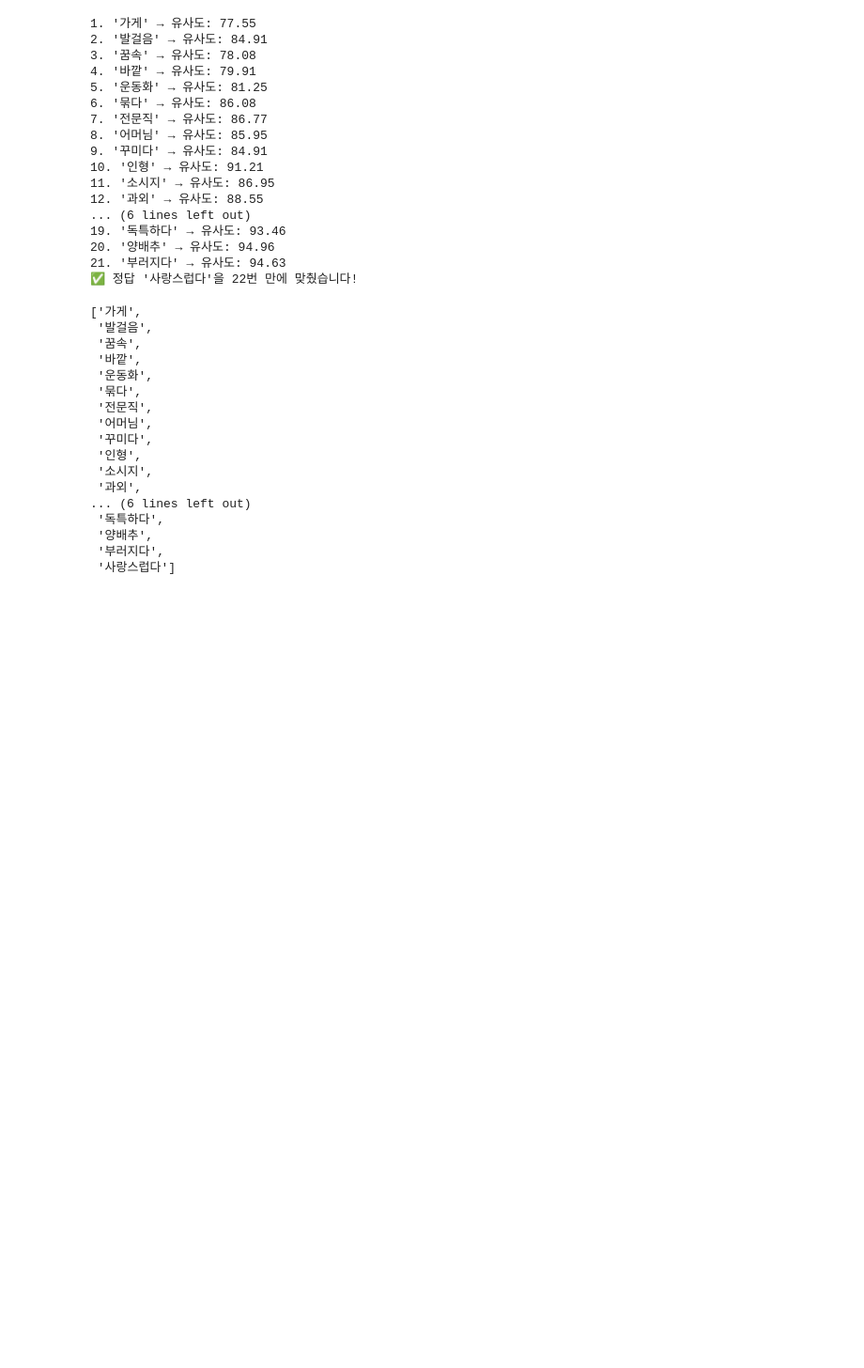
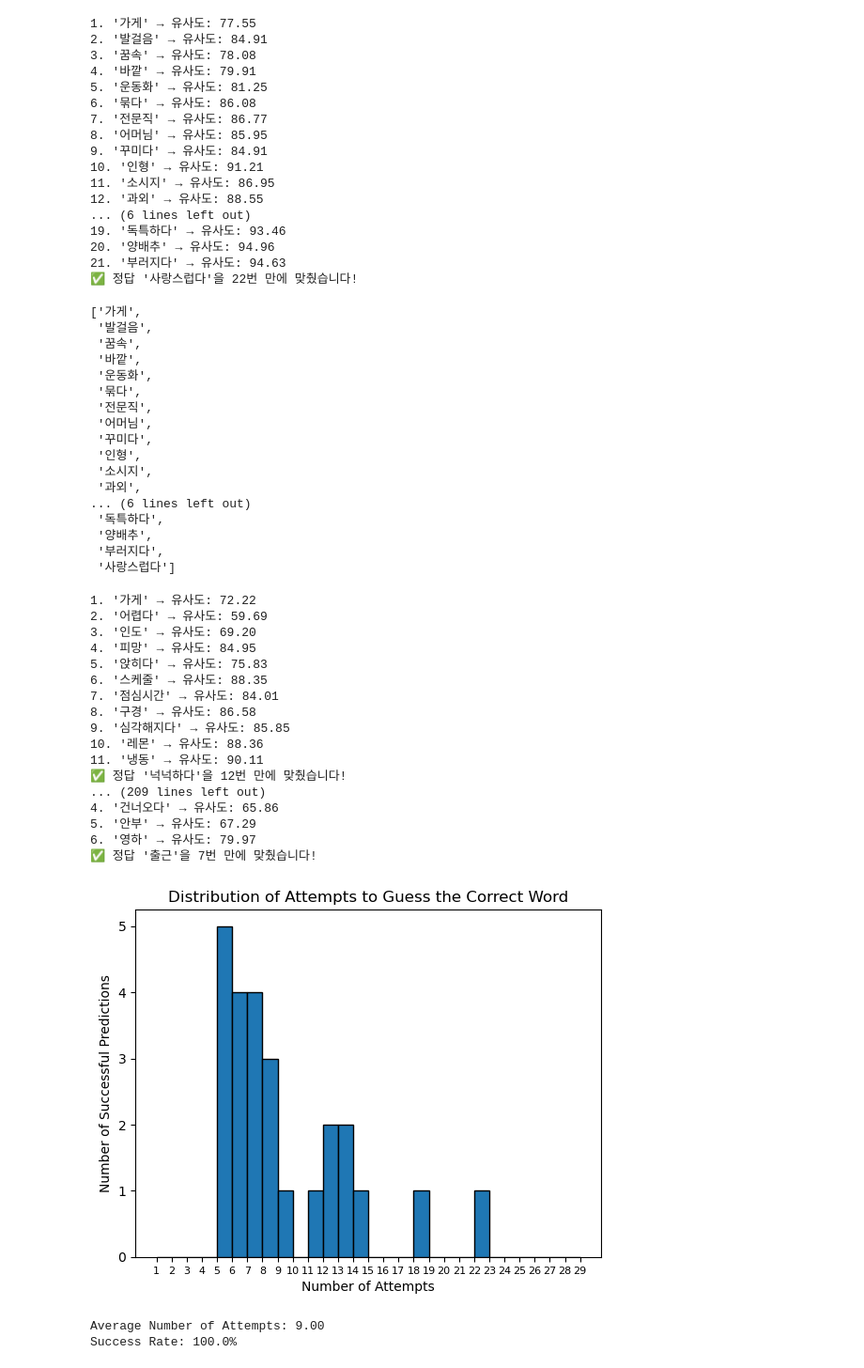
Before and after one commit to IntroductiontoAITeamProject/word_prediction_model, a Jupyter notebook: word_prediction_customed.ipynb, the cells around one changed output. Shown at 94% size. Saved outputs shown, nothing was run; the diff lists cells and outputs as text; code cells hidden in the pictures; blank space fills up the shorter version.

```diff
--- a/word_prediction_customed.ipynb
+++ b/word_prediction_customed.ipynb
@@ -36,7 +36,7 @@ def select_best_guess(candidates, tried):
             best_word = word
     return best_word or random.choice(candidates)
 # %%
-def simulate_game(answer, verbose=True, max_steps=20):
+def simulate_game(answer, verbose=True, max_steps=100):
     if answer not in model:
         raise ValueError(f"정답 '{answer}'이(가) 모델에 없습니다.")
 
@@ -98,3 +98,66 @@ simulate_game("사랑스럽다", max_steps=100)
  '양배추',
  '부러지다',
  '사랑스럽다']
+# %%
+# 전체 성능 평가
+import pandas as pd
+def evaluate_model(sample_size=20):
+    valid_words = [w for w in word_list if w in model]
+    sampled_answers = [
+    '넉넉하다', '익히다', '녹색', '운전자', '오랫동안',
+    '소프트웨어', '광고', '찾아오다', '흥분하다', '도심',
+    '이제야', '끊다', '실정', '월급', '발견',
+    '기운', '교육', '빌다', '신선하다', '끝나다',
+    '이야기', '기록', '그릇', '대답', '출근'
+]
+
+    results = []
+    for ans in sampled_answers:
+        tried = simulate_game(ans)
+        found = tried[-1] == ans
+        results.append({
+            'answer': ans,
+            'steps': len(tried),
+            'success': found
+        })
+
+    return pd.DataFrame(results)
+# %%
+# 평가 및 시각화
+import matplotlib.pyplot as plt
+
+df = evaluate_model(30)
+
+plt.figure()
+plt.hist(df['steps'], bins=range(1, 30), edgecolor='black')
+plt.xticks(np.arange(1, 30, 1), fontsize=8)
+plt.xlabel("Number of Attempts")
+plt.ylabel("Number of Successful Predictions")
+plt.title("Distribution of Attempts to Guess the Correct Word")
+plt.show()
+
+avg_steps = df['steps'].mean()
+success_rate = df['success'].mean() * 100
+print(f"Average Number of Attempts: {avg_steps:.2f}")
+print(f"Success Rate: {success_rate:.1f}%")
+# %% [output]
+1. '가게' → 유사도: 72.22
+2. '어렵다' → 유사도: 59.69
+3. '인도' → 유사도: 69.20
+4. '피망' → 유사도: 84.95
+5. '앉히다' → 유사도: 75.83
+6. '스케줄' → 유사도: 88.35
+7. '점심시간' → 유사도: 84.01
+8. '구경' → 유사도: 86.58
+9. '심각해지다' → 유사도: 85.85
+10. '레몬' → 유사도: 88.36
+11. '냉동' → 유사도: 90.11
+✅ 정답 '넉넉하다'을 12번 만에 맞췄습니다!
+... (209 lines left out)
+4. '건너오다' → 유사도: 65.86
+5. '안부' → 유사도: 67.29
+6. '영하' → 유사도: 79.97
+✅ 정답 '출근'을 7번 만에 맞췄습니다!
+[figure, added]
+Average Number of Attempts: 9.00
+Success Rate: 100.0%
```
Also changed, not shown: 1 other file.
